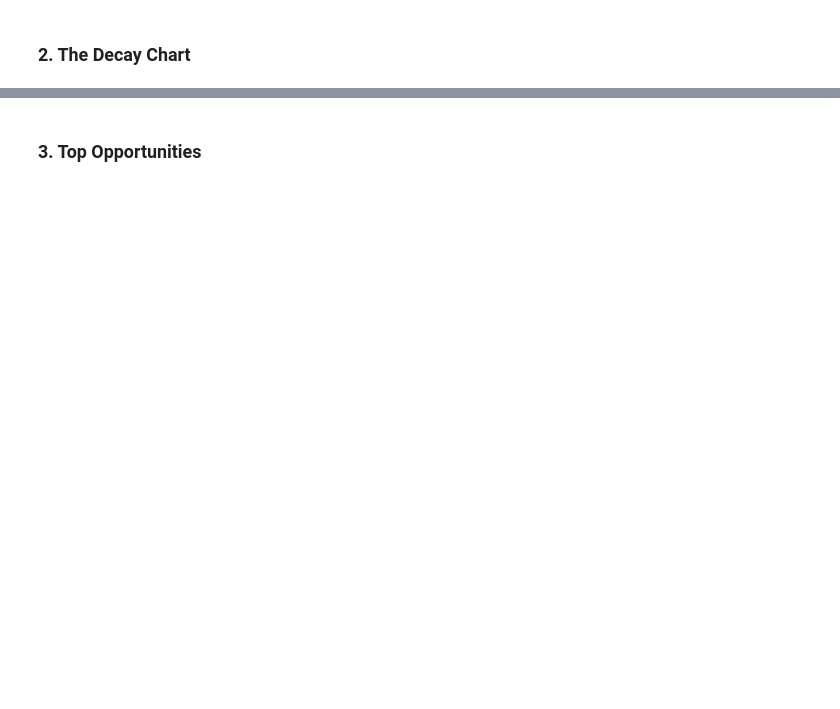
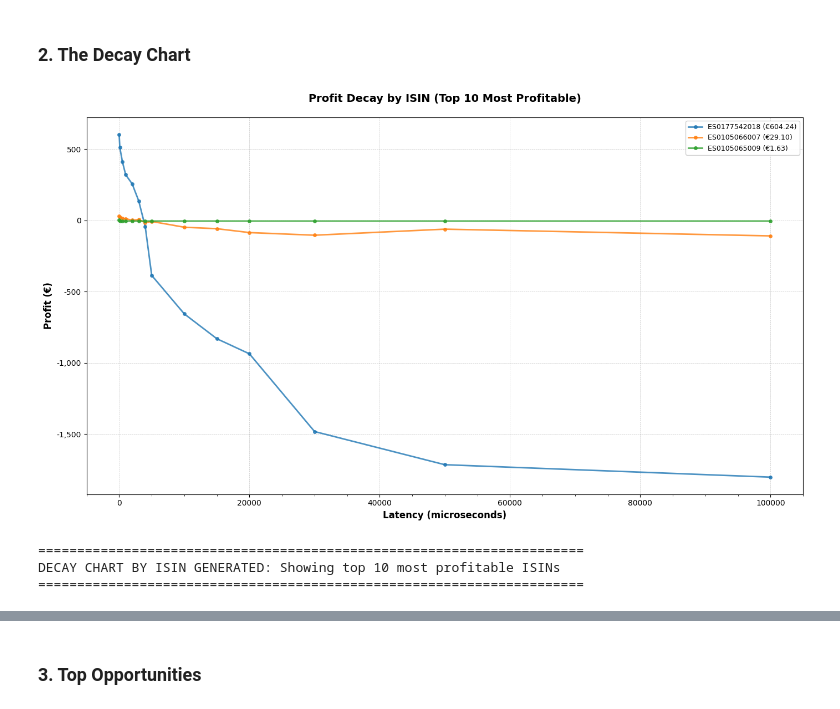
Before and after one commit to ALBERELVIS/Practica_Renta_Variable, a Jupyter notebook: Practica_Renta_Variable0.ipynb, the cells around one changed output, grey strips where cells are left out. Cells and saved outputs as stored; diff of their text form; code cells hidden in the pictures; blank space fills up the shorter version.

```diff
--- a/Practica_Renta_Variable0.ipynb
+++ b/Practica_Renta_Variable0.ipynb
@@ -2669,5 +3308,76 @@ money_table_numeric = pd.DataFrame(money_table_data)
 # %% [markdown]
 ### 2. The Decay Chart
+# %%
+# ============================================================================
+# DECAY CHART BY ISIN: Top 10 Most Profitable ISINs
+# ============================================================================
+# This chart shows how profit decays for the top 10 most profitable ISINs
+# individually, allowing us to see which ISINs are most sensitive to latency.
+# ============================================================================
+
+# Extract top 10 ISINs by profit at 0 latency
+if 0 in latency_results and 'isin_profits' in latency_results[0]:
+    isin_profits_0 = latency_results[0]['isin_profits']
+
+    # Sort ISINs by profit at 0 latency and get top 10
+    top_10_isins = sorted(isin_profits_0.items(), key=lambda x: x[1], reverse=True)[:10]
+    top_10_isin_list = [isin for isin, profit in top_10_isins]
+
+    # Create the decay chart by ISIN
+    fig, ax = plt.subplots(figsize=(14, 8))
+
+    # Define colors for the lines
+    colors = plt.cm.tab10(np.linspace(0, 1, 10))
+
+    # Plot decay curve for each top 10 ISIN
+    for idx, isin in enumerate(top_10_isin_list):
+        profits_by_latency = []
+        latencies_list = []
+
+        for latency_us in latency_levels:
+            if latency_us in latency_results and 'isin_profits' in latency_results[latency_us]:
+                isin_profits_dict = latency_results[latency_us]['isin_profits']
+                profit = isin_profits_dict.get(isin, 0.0)
+                profits_by_latency.append(profit)
+                latencies_list.append(latency_us)
+
+        if profits_by_latency:
+            initial_profit = profits_by_latency[0] if profits_by_latency else 0.0
+            label = f"{isin} (€{initial_profit:.2f})"
+            ax.plot(latencies_list, profits_by_latency, marker='o', linewidth=2,
+                   markersize=4, color=colors[idx], label=label, alpha=0.8)
+
+    # Formatting
+    ax.set_xlabel('Latency (microseconds)', fontsize=12, fontweight='bold')
+    ax.set_ylabel('Profit (€)', fontsize=12, fontweight='bold')
+    ax.set_title('Profit Decay by ISIN (Top 10 Most Profitable)', fontsize=14, fontweight='bold', pad=20)
+
+    # Add grid for better readability
+    ax.grid(True, linestyle='--', alpha=0.7, linewidth=0.5)
+
+    # Format x-axis
+    ax.set_xscale('linear')
+    ax.xaxis.set_minor_locator(plt.MultipleLocator(5000))
+
+    # Format y-axis to show currency with commas
+    ax.yaxis.set_major_formatter(plt.FuncFormatter(lambda x, p: f'{x:,.0f}'))
+
+    # Add legend
+    ax.legend(loc='best', fontsize=9, framealpha=0.9)
+
+    plt.tight_layout()
+    plt.show()
+
+    print("=" * 70)
+    print("DECAY CHART BY ISIN GENERATED: Showing top 10 most profitable ISINs")
+    print("=" * 70)
+else:
+    print("Warning: Per-ISIN profit data not available. Run latency simulation first.")
+# %% [output]
+[figure, added]
+======================================================================
+DECAY CHART BY ISIN GENERATED: Showing top 10 most profitable ISINs
+======================================================================
 # %%
 # ============================================================================
 # DELIVERABLE 2: The Decay Chart
```
Also changed, not shown: parts of 21 cells of this notebook.
